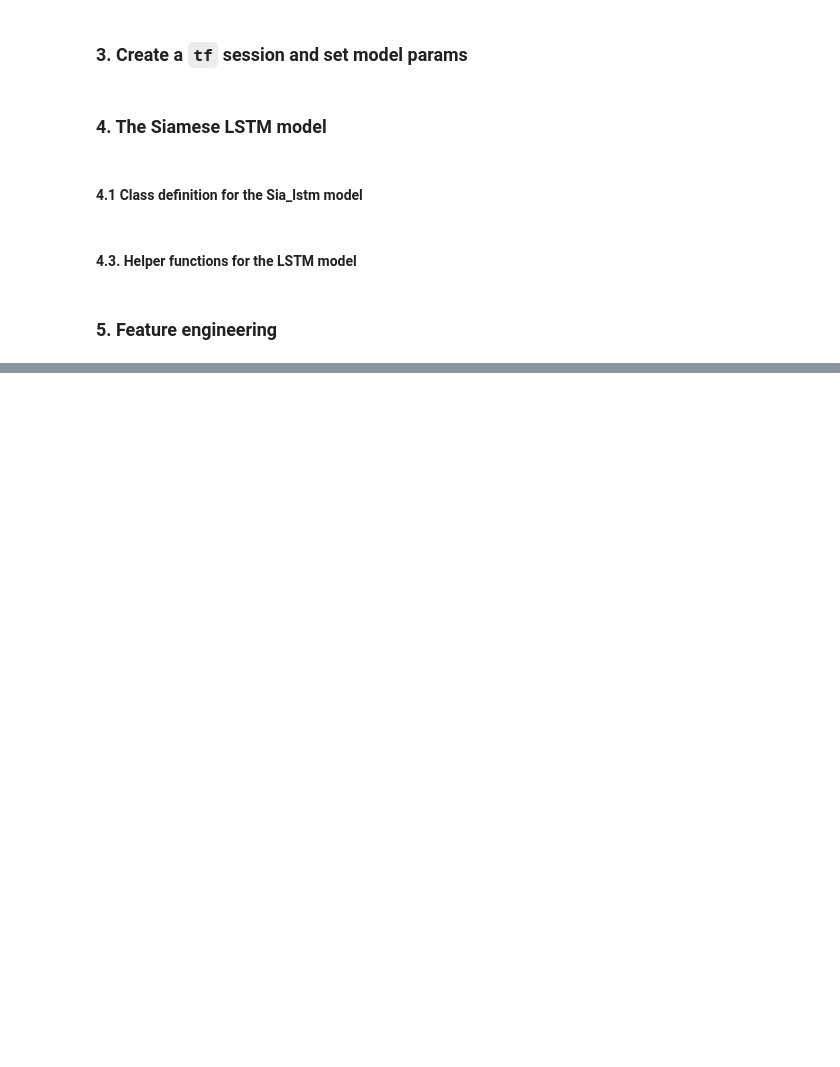
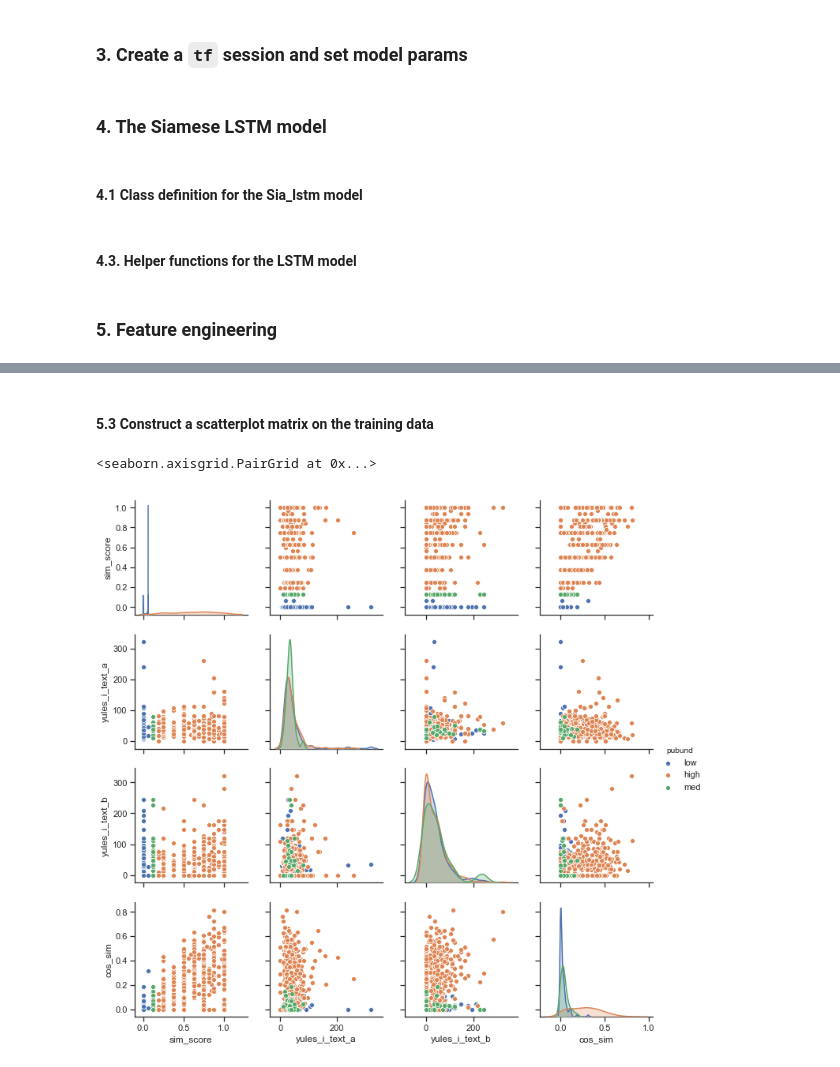
Before and after one commit to akhilpandey95/pubundsci, a Jupyter notebook: modules/neural_networks/siamese_lstm.ipynb, the cells around one changed output, grey strips where cells are left out. Cells and saved outputs as stored; diff of their text form; code cells hidden in the pictures; blank space fills up the shorter version.

```diff
--- a/modules/neural_networks/siamese_lstm.ipynb
+++ b/modules/neural_networks/siamese_lstm.ipynb
@@ -292,0 +371,26 @@ def exponent_neg_manhattan_distance(left, right):
+# %%
+# add the column yules I for text a
+train_data = train_data.assign(yules_i_text_a =
+            [compute_yules_i_for_text(x) for x in tqdm(train_data['text_a'])])
+
+# add the column yules I for text b
+train_data = train_data.assign(yules_i_text_b =
+            [compute_yules_i_for_text(x) for x in tqdm(train_data['text_b'])])
+
+# add the column bi grams for (text_a, text_b)
+train_data = train_data.assign(bigrams =
+            [compute_collocation_score(train_data['text_a'][x], train_data['text_b'][x], 'bi')
+             for x in tqdm(range(len(train_data)))])
+
+# add the column tri grams for (text_a, text_b)
+train_data = train_data.assign(trigrams =
+            [compute_collocation_score(train_data['text_a'][x], train_data['text_b'][x], 'tri')
+             for x in tqdm(range(len(train_data)))])
+
+# add the cosine similarity between a and b
+train_data = train_data.assign(cos_sim =
+            [cosine_sim(train_data['text_a'][x], train_data['text_b'][x])
+             for x in tqdm(range(len(train_data)))])
+
+# display the head of the training data
+train_data.head()
@@ -292,0 +404,11 @@ def exponent_neg_manhattan_distance(left, right):
+# %% [markdown]
+#### 5.3 Construct a scatterplot matrix on the training data
+# %%
+# set the sns style as ticks
+sns.set(style='ticks')
+
+# load the scatterplot matrix
+sns.pairplot(train_data.iloc[:, [3, 4, 5, 6, 9]], hue='pubund')
+# %% [output]
+<seaborn.axisgrid.PairGrid at 0x...>
+[figure, added]
```
Also changed, not shown: parts of 11 cells of this notebook.
